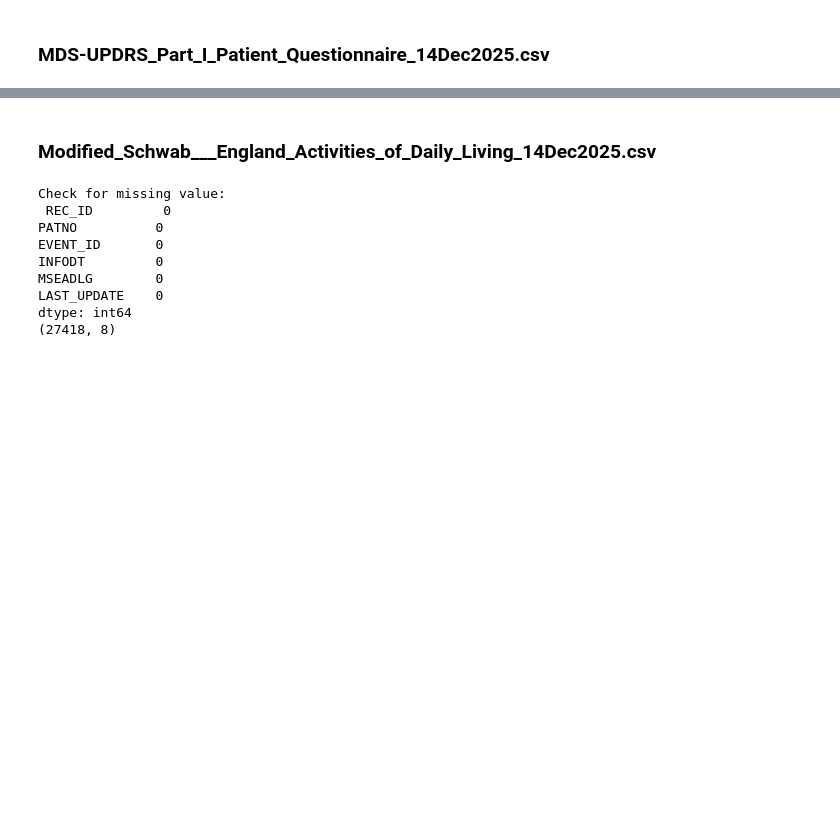
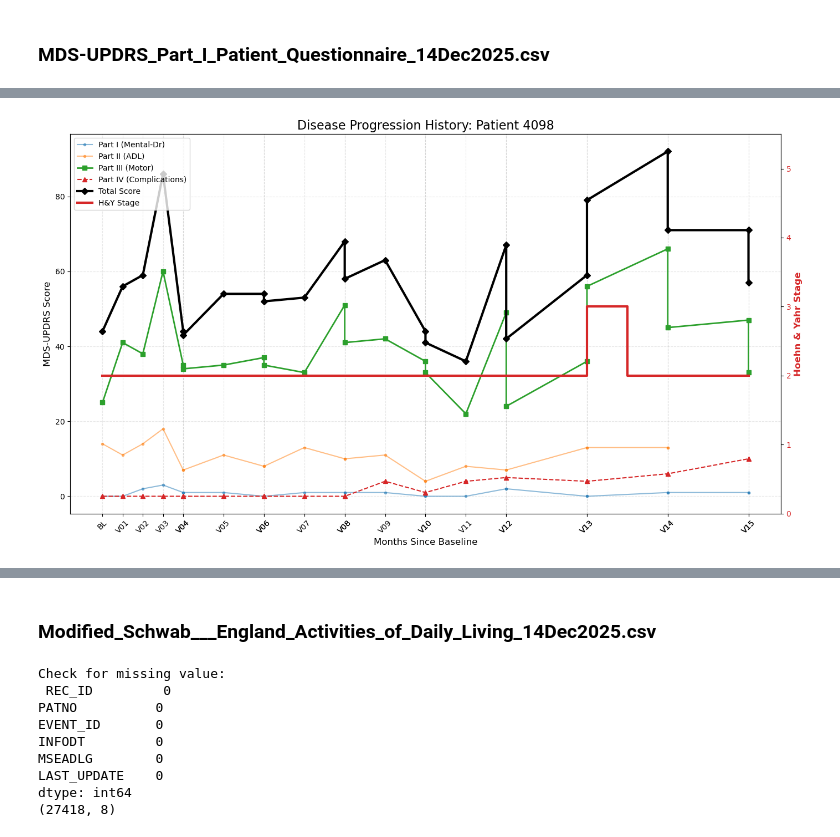
Before and after one commit to vutuongvy101/multimodal-pd-progression, a Jupyter notebook: Experiment/preprocessing/sri_hri_model 2.ipynb, the cells around one changed output, grey strips where cells are left out. Cells and saved outputs as stored; diff of their text form; code cells hidden in the pictures; blank space fills up the shorter version.

```diff
--- a/Experiment/preprocessing/sri_hri_model 2.ipynb
+++ b/Experiment/preprocessing/sri_hri_model 2.ipynb
@@ -861,0 +1049,89 @@ Shape: (31079, 7)
+# %%
+# Finding candidate to see PD progression
+
+def find_and_plot_best_patients(merged_df, master_df):
+    """
+    1. Maps Numeric Cohorts (1, 2) to Text (PD, Control).
+    2. Finds the best 'Textbook' examples.
+    3. Plots them immediately.
+    """
+    print("--- 1. COHORT MAPPING VERIFICATION ---")
+
+    # Create a local copy to avoid modifying original frames
+    df_motor = merged_df.copy()
+    df_status = master_df.copy()
+
+    # Ensure PATNO is int
+    df_motor['PATNO'] = pd.to_numeric(df_motor['PATNO'], errors='coerce').fillna(0).astype(int)
+    df_status['PATNO'] = pd.to_numeric(df_status['PATNO'], errors='coerce').fillna(0).astype(int)
+
+    # Merge Cohort info
+    # We try to get 'COHORT_DEFINITION' (Text) if it exists, otherwise use 'COHORT' (Number)
+    cols_to_merge = ['PATNO', 'COHORT']
+    if 'COHORT_DEFINITION' in df_status.columns:
+        cols_to_merge.append('COHORT_DEFINITION')
+        print("Using 'COHORT_DEFINITION' column for labels.")
+    else:
+        print("COHORT_DEFINITION not found. Using numeric codes.")
+
+    # Select long-term patients (5+ visits)
+    visit_counts = df_motor.groupby('PATNO')['EVENT_ID'].nunique()
+    long_term_pats = visit_counts[visit_counts >= 5].index
+
+    hq_df = df_motor[df_motor['PATNO'].isin(long_term_pats)]
+    hq_df = pd.merge(hq_df, df_status[cols_to_merge], on='PATNO', how='left')
+
+    # --- DEFINE TARGETS ---
+    # PPMI Standard Coding: 1=PD, 2=Healthy Control
+    # We look for EITHER the Number OR the String
+    pd_targets = [1, "Parkinson's Disease", "PD"]
+    hc_targets = [2, "Healthy Control", "Control", "HC"]
+
+    best_pats = {}
+
+    # --- FIND PD PROGRESSOR ---
+    # Filter for PD
+    if 'COHORT_DEFINITION' in hq_df.columns:
+        pd_subset = hq_df[hq_df['COHORT_DEFINITION'].isin(pd_targets) | hq_df['COHORT'].isin(pd_targets)]
+    else:
+        pd_subset = hq_df[hq_df['COHORT'].isin(pd_targets)]
+
+    if not pd_subset.empty:
+        # Find patient with biggest Range (Max - Min score)
+        ranges = pd_subset.groupby('PATNO')['MDS_UPDRS_Total'].apply(lambda x: x.max() - x.min())
+        best_pats['PD_Progressor'] = ranges.idxmax()
+        print(f"✅ FOUND PD EXAMPLE: Patient {best_pats['PD_Progressor']} (Score Increased by {ranges.max()} pts)")
+    else:
+        print("❌ Could not find any PD patients. Check Codes.")
+
+    # --- FIND STABLE CONTROL ---
+    if 'COHORT_DEFINITION' in hq_df.columns:
+        hc_subset = hq_df[hq_df['COHORT_DEFINITION'].isin(hc_targets) | hq_df['COHORT'].isin(hc_targets)]
+    else:
+        hc_subset = hq_df[hq_df['COHORT'].isin(hc_targets)]
+
+    if not hc_subset.empty:
+        # Find patient with lowest Standard Deviation (Most Stable)
+        variances = hc_subset.groupby('PATNO')['MDS_UPDRS_Total'].std()
+        best_pats['Healthy_Control'] = variances.idxmin()
+        print(f"✅ FOUND CONTROL EXAMPLE: Patient {best_pats['Healthy_Control']} (Variance: {variances.min():.2f})")
+    else:
+        print("❌ Could not find any Control patients. Check Codes.")
+
+    # --- PLOTTING ---
+    print("\n--- 2. GENERATING GRAPHS ---")
+
+    if 'PD_Progressor' in best_pats:
+        print(f"Plotting PD Patient {best_pats['PD_Progressor']}...")
+        plot_patient_history(df_motor, best_pats['PD_Progressor'])
+
+    if 'Healthy_Control' in best_pats:
+        print(f"Plotting Control Patient {best_pats['Healthy_Control']}...")
+        plot_patient_history(df_motor, best_pats['Healthy_Control'])
+
+    return best_pats
+
+# --- EXECUTION ---
+# Assumes 'total_motor_df' and 'master_df' are already loaded in your environment
+candidates = find_and_plot_best_patients(total_motor_df, master_df)
+# %% [output]
@@ -861,0 +1145 @@ Shape: (31079, 7)
+[figure, added]
```
Also changed, not shown: parts of 27 cells of this notebook.
